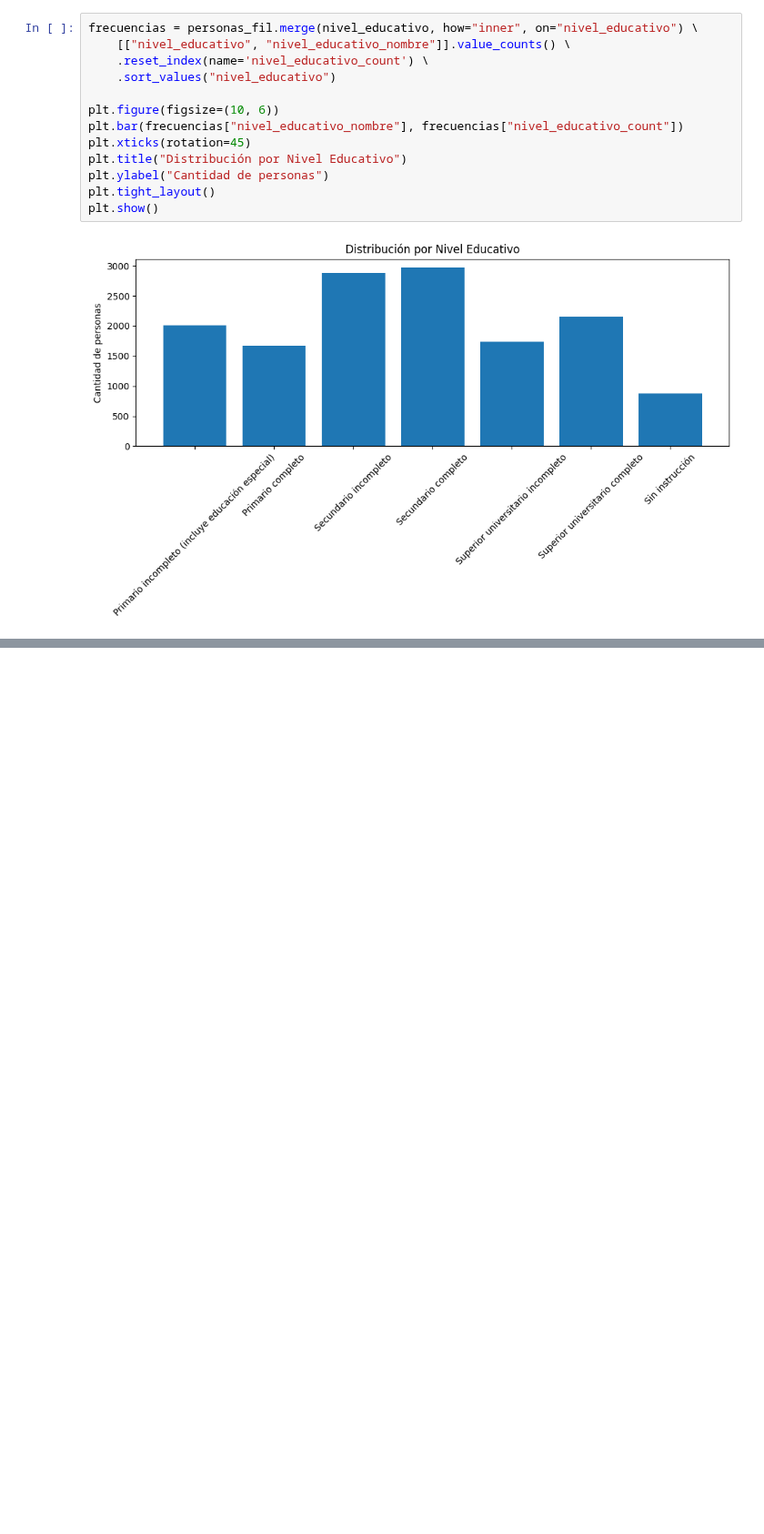
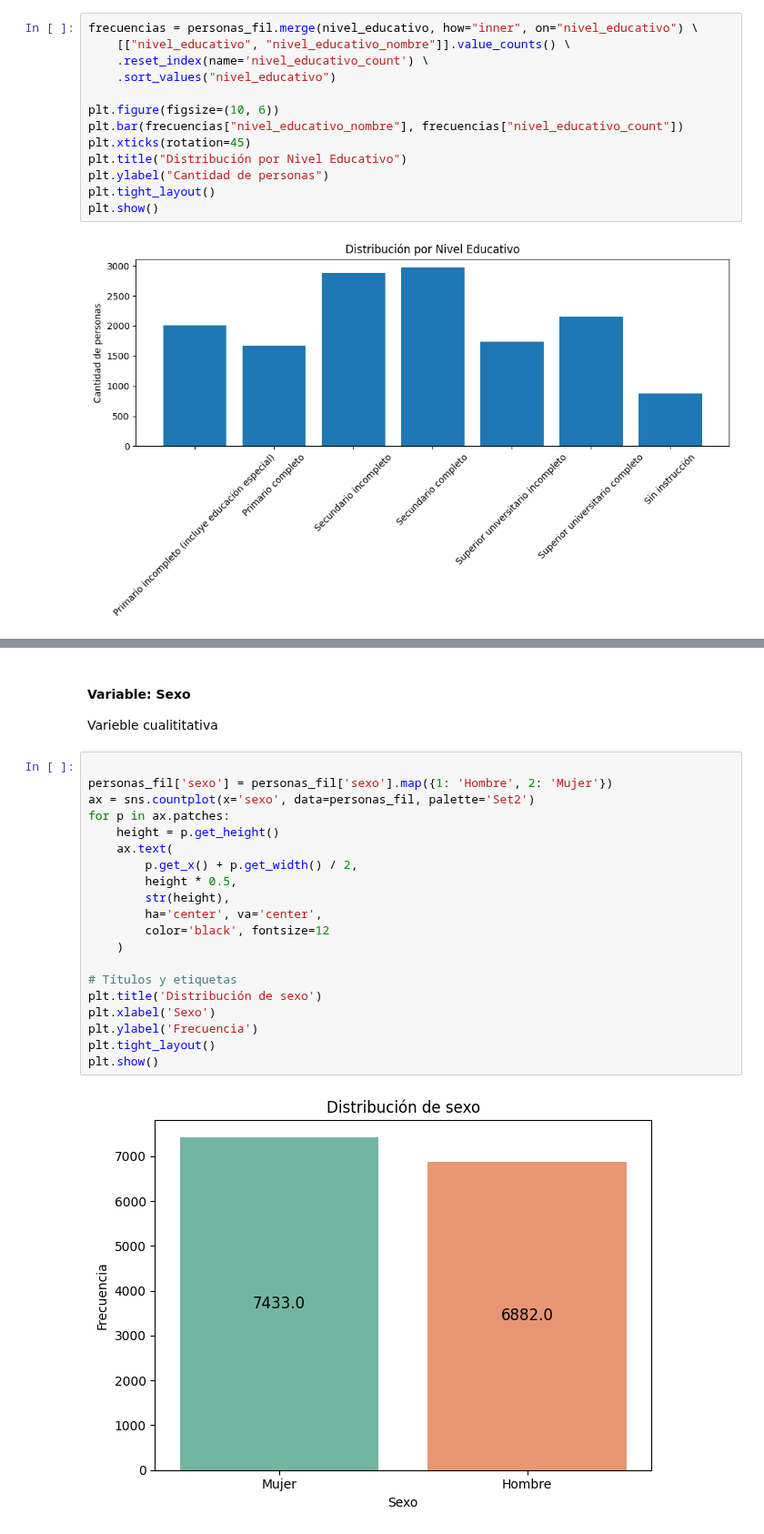
Before and after one commit to LMatiPerez/AnalisisDeDatosI_G5, a Jupyter notebook: analisis_grupo_5_final.ipynb, the cells around one changed output, grey strips where cells are left out. Shown at 91% size. Saved outputs shown, nothing was run; the diff lists cells and outputs as text; blank space fills up the shorter version.

```diff
--- a/analisis_grupo_5_final.ipynb
+++ b/analisis_grupo_5_final.ipynb
@@ -376,0 +483,25 @@ Text(0.5, 1.0, 'Distribución de edades')
+# %% [markdown]
+#### Variable: Sexo
+Varieble cualititativa
+# %%
+
+personas_fil['sexo'] = personas_fil['sexo'].map({1: 'Hombre', 2: 'Mujer'})
+ax = sns.countplot(x='sexo', data=personas_fil, palette='Set2')
+for p in ax.patches:
+    height = p.get_height()
+    ax.text(
+        p.get_x() + p.get_width() / 2,
+        height * 0.5,
+        str(height),
+        ha='center', va='center',
+        color='black', fontsize=12
+    )
+
+# Títulos y etiquetas
+plt.title('Distribución de sexo')
+plt.xlabel('Sexo')
+plt.ylabel('Frecuencia')
+plt.tight_layout()
+plt.show()
+# %% [output]
+[figure, added]
```
Also changed, not shown: parts of 33 cells of this notebook, 1 other file.
